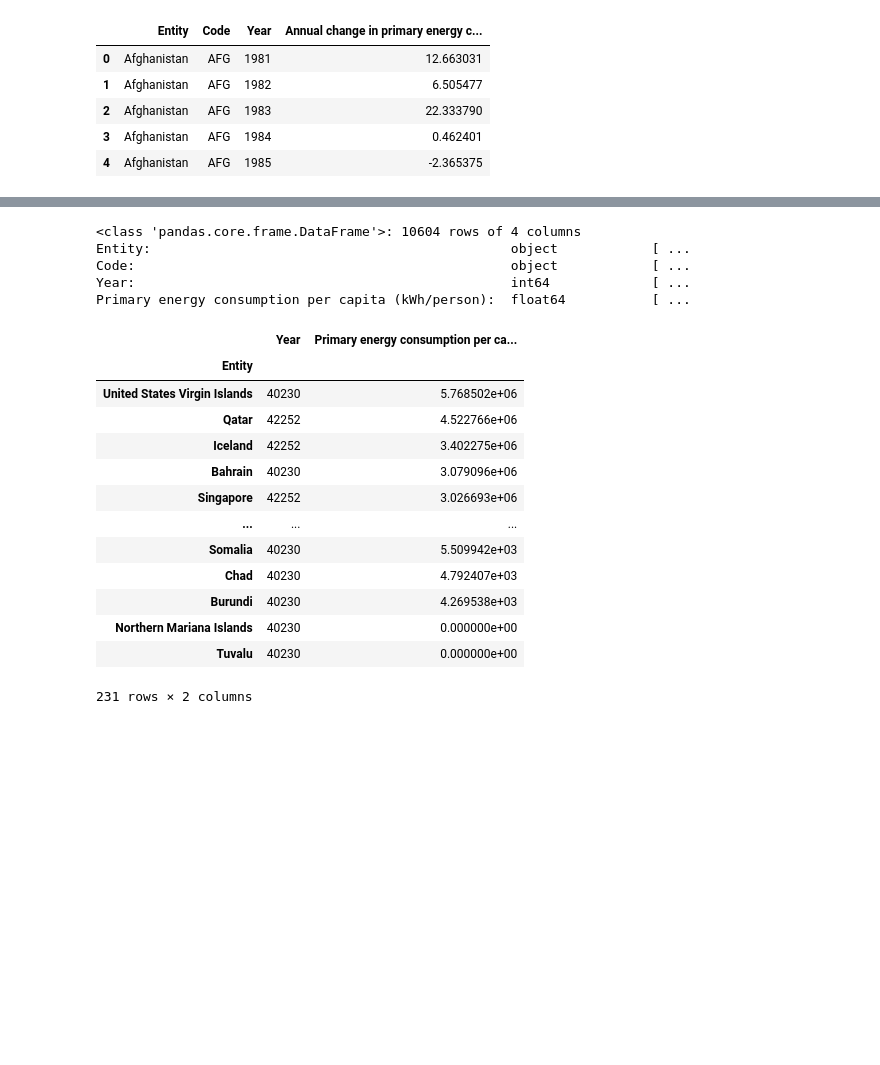
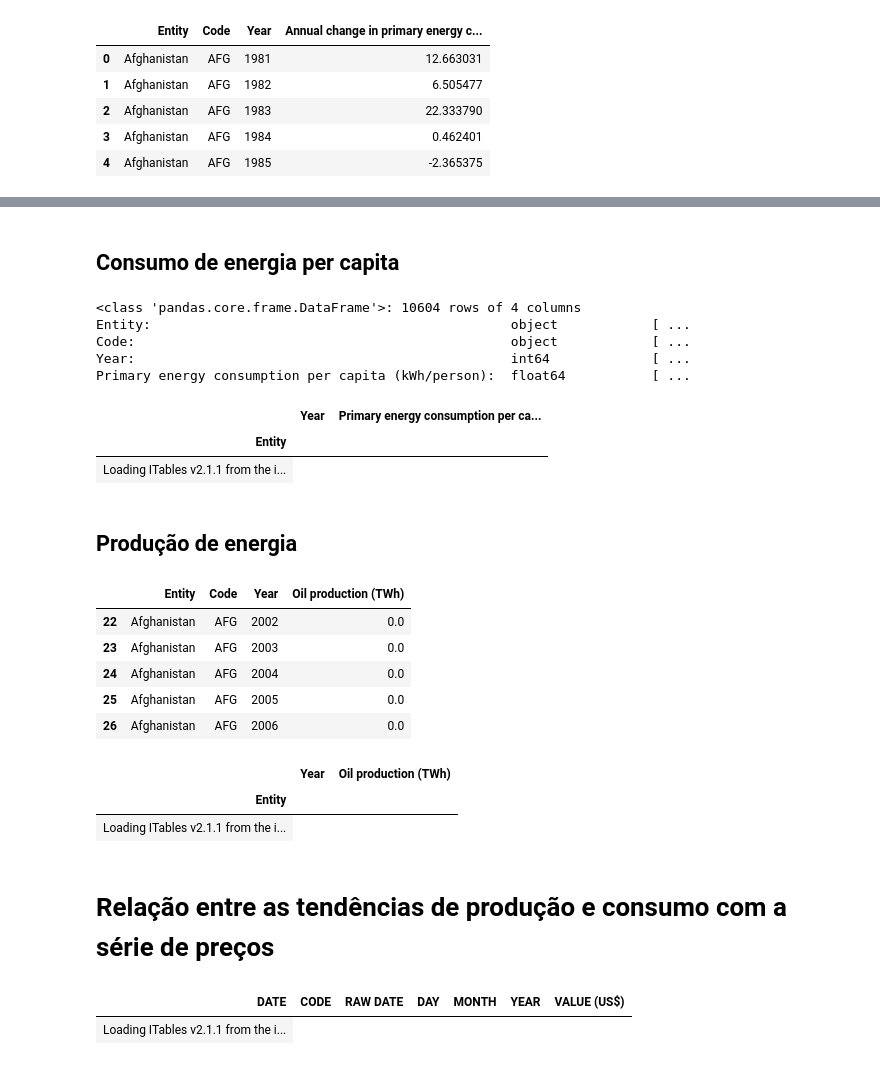
Before and after one commit to carlosvneves/fiap_techchallenge04, a Jupyter notebook: TechChallenge04_exog.ipynb, the cells around one changed output, grey strips where cells are left out. Drawn from its saved outputs; the diff is of its cells as text; code cells hidden in the pictures; blank space fills up the shorter version.

```diff
--- a/TechChallenge04_exog.ipynb
+++ b/TechChallenge04_exog.ipynb
@@ -61,4 +107,6 @@ fig = px.choropleth(
 fig.show()
+# %% [markdown]
+## Consumo de energia per capita
 # %%
 energy_percapita.glimpse()
 # %% [output]
@@ -80,20 +140,13 @@ fig = px.choropleth(
 fig.show()
 # %%
-energy_percapita_gt_2001.groupby("Entity").sum(
-    "Primary energy consumption per capita (kWh/person)"
-).sort_values("Primary energy consumption per capita (kWh/person)", ascending=False)
+show(
+    energy_percapita_gt_2001.groupby("Entity")
+    .sum("Primary energy consumption per capita (kWh/person)")
+    .sort_values("Primary energy consumption per capita (kWh/person)", ascending=False)
+)
 # %% [output]
 |  | Year | Primary energy consumption per ca... |
 | Entity |  |  |
-| United States Virgin Islands | 40230 | 5.768502e+06 |
-| Qatar | 42252 | 4.522766e+06 |
-| Iceland | 42252 | 3.402275e+06 |
-| Bahrain | 40230 | 3.079096e+06 |
-| Singapore | 42252 | 3.026693e+06 |
-| ... | ... | ... |
-| Somalia | 40230 | 5.509942e+03 |
-| Chad | 40230 | 4.792407e+03 |
-| Burundi | 40230 | 4.269538e+03 |
-| Northern Mariana Islands | 40230 | 0.000000e+00 |
-| Tuvalu | 40230 | 0.000000e+00 |
+| Loading ITables v2.1.1 from the i... |
-231 rows × 2 columns
+# %% [markdown]
+## Produção de energia
@@ -99,0 +155,29 @@ energy_percapita_gt_2001.groupby("Entity").sum(
+# %%
+oil_prod_country_gt_2001.head()
+# %% [output]
+|  | Entity | Code | Year | Oil production (TWh) |
+| 22 | Afghanistan | AFG | 2002 | 0.0 |
+| 23 | Afghanistan | AFG | 2003 | 0.0 |
+| 24 | Afghanistan | AFG | 2004 | 0.0 |
+| 25 | Afghanistan | AFG | 2005 | 0.0 |
+| 26 | Afghanistan | AFG | 2006 | 0.0 |
+# %%
+show(
+    oil_prod_country_gt_2001.groupby("Entity")
+    .sum("Oil production (TWh)")
+    .sort_values("Oil production (TWh)", ascending=False)
+)
+
+top15 = (
+    (
+        oil_prod_country_gt_2001.groupby("Entity")
+        .sum("Oil production (TWh)")
+        .sort_values("Oil production (TWh)", ascending=False)
+    )
+    .reset_index()["Entity"]
+    .head(15)
+)
+# %% [output]
+|  | Year | Oil production (TWh) |
+| Entity |  |  |
+| Loading ITables v2.1.1 from the i... |
@@ -99,0 +200,8 @@ energy_percapita_gt_2001.groupby("Entity").sum(
+# %% [markdown]
+# Relação entre as tendências de produção e consumo com a série de preços
+# %%
+petr_brent = pd.read_csv("data/petr_brent.csv")
+show(petr_brent)
+# %% [output]
+| DATE | CODE | RAW DATE | DAY | MONTH | YEAR | VALUE (US$) |
+| Loading ITables v2.1.1 from the i... |
```
Also changed, not shown: parts of 26 cells of this notebook, 2 other files.
